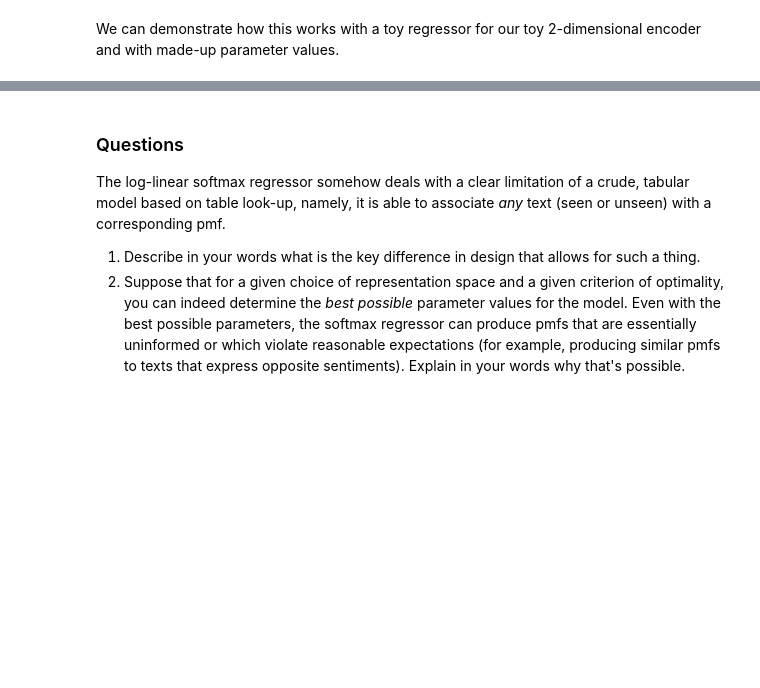
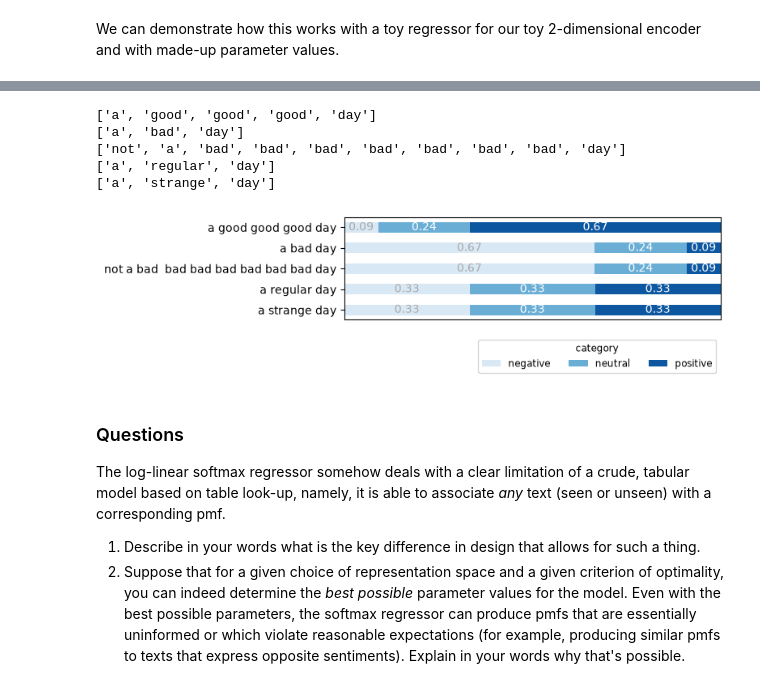
Before and after one commit to Joeyjdl/nlp1-student, a Jupyter notebook: part1/tutorial.ipynb, the cells around one changed output, grey strips where cells are left out. Drawn from its saved outputs; the diff is of its cells as text; code cells hidden in the pictures; blank space fills up the shorter version.

```diff
--- a/part1/tutorial.ipynb
+++ b/part1/tutorial.ipynb
@@ -207,4 +253,28 @@ print(f"Downloaded {len(texts)} texts; the first of which is shown below:\n{text
 # %% [markdown]
 Or any other dataset you like (the course website has a list of recommendations).
 # %%
-# YOUR CODE HERE
+# texts_0 = texts[0]
+from nltk.tokenize import (
+    word_tokenize,
+    wordpunct_tokenize,
+    TreebankWordTokenizer,
+    TweetTokenizer,
+    WhitespaceTokenizer,
+)
+
+tokenizers = {
+    "NLTK Word": word_tokenize,
+    "WordPunct": wordpunct_tokenize,
+    "Treebank": TreebankWordTokenizer().tokenize,
+    "Tweet": TweetTokenizer().tokenize,
+    "Whitespace": WhitespaceTokenizer().tokenize,
+}
+
+tokens = {name: [] for name in tokenizers}
+
+for text in tqdm(texts, desc="Tokenizing"):
+    for name, tokenize in tokenizers.items():
+        tokens[name].extend(tokenize(text))
+
+for name, token_list in tokens.items():
+    print(f"{name}: {len(token_list)} tokens")
@@ -780,5 +1099,17 @@ part1.utils.plot_pmfs_barh(
 # %%
 # You may want to play with toy_sr, for example to see what it does to other texts
+part1.utils.plot_pmfs_barh(
+    # predict the pmfs of these texts
+    pmfs={text: toy_sr(text) for text in ["a good good good day", "a bad day", "not a bad  bad bad bad bad bad bad day", "a regular day", "a strange day"]},
+    category_names=example_outcome_space.names
+);
+# %% [output]
+['a', 'good', 'good', 'good', 'day']
+['a', 'bad', 'day']
+['not', 'a', 'bad', 'bad', 'bad', 'bad', 'bad', 'bad', 'bad', 'day']
+['a', 'regular', 'day']
+['a', 'strange', 'day']
+[figure, added]
 # %% [markdown]
 ### Questions
 
```
Also changed, not shown: parts of 65 cells of this notebook, 1 other file.
